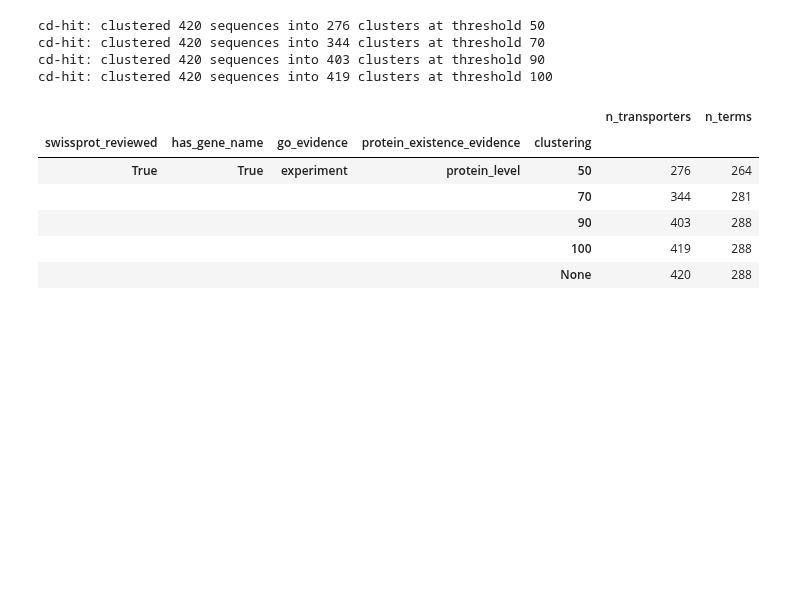
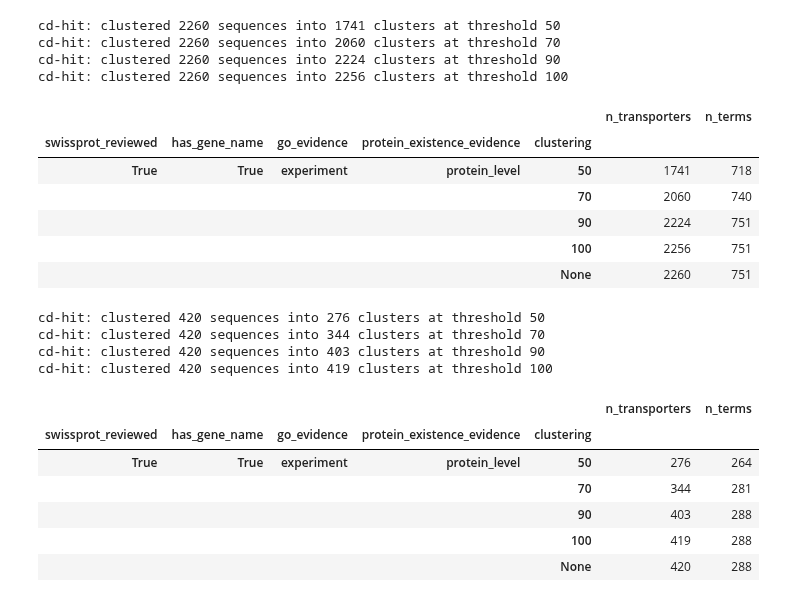
Before and after one commit to adenger/subpred_dl, a Jupyter notebook: notebooks/svm_tests.ipynb, the cells around one changed output. Cells and saved outputs as stored; diff of their text form; code cells hidden in the pictures; blank space fills up the shorter version.

```diff
--- a/notebooks/svm_tests.ipynb
+++ b/notebooks/svm_tests.ipynb
@@ -13,10 +30,22 @@ from subpred.protein_go_datasets import get_transmembrane_transporter_dataset, g
 # %%
-# dataset_meta = get_transmembrane_transporter_dataset(  # meta
-#     organism_ids=[3702, 9606, 83333, 559292],
-#     swissprot_only=True,
-#     datasets_path="../data/datasets/",
-#     exclude_iea_go_terms=True,
-#     max_sequence_evidence_code=1,
-#     remove_proteins_without_gene_names=True,
-# )
-# get_stats(*dataset_meta)
+dataset_meta = get_transmembrane_transporter_dataset(  # meta
+    organism_ids=[3702, 9606, 83333, 559292],
+    swissprot_only=True,
+    datasets_path="../data/datasets/",
+    exclude_iea_go_terms=True,
+    max_sequence_evidence_code=1,
+    remove_proteins_without_gene_names=True,
+)
+get_stats(*dataset_meta)
+# %% [output]
+cd-hit: clustered 2260 sequences into 1741 clusters at threshold 50
+cd-hit: clustered 2260 sequences into 2060 clusters at threshold 70
+cd-hit: clustered 2260 sequences into 2224 clusters at threshold 90
+cd-hit: clustered 2260 sequences into 2256 clusters at threshold 100
+|  |  |  |  |  | n_transporters | n_terms |
+| swissprot_reviewed | has_gene_name | go_evidence | protein_existence_evidence | clustering |  |  |
+| True | True | experiment | protein_level | 50 | 1741 | 718 |
+|  |  |  |  | 70 | 2060 | 740 |
+|  |  |  |  | 90 | 2224 | 751 |
+|  |  |  |  | 100 | 2256 | 751 |
+|  |  |  |  | None | 2260 | 751 |
```
Also changed, not shown: parts of 21 cells of this notebook, 2 other files.
